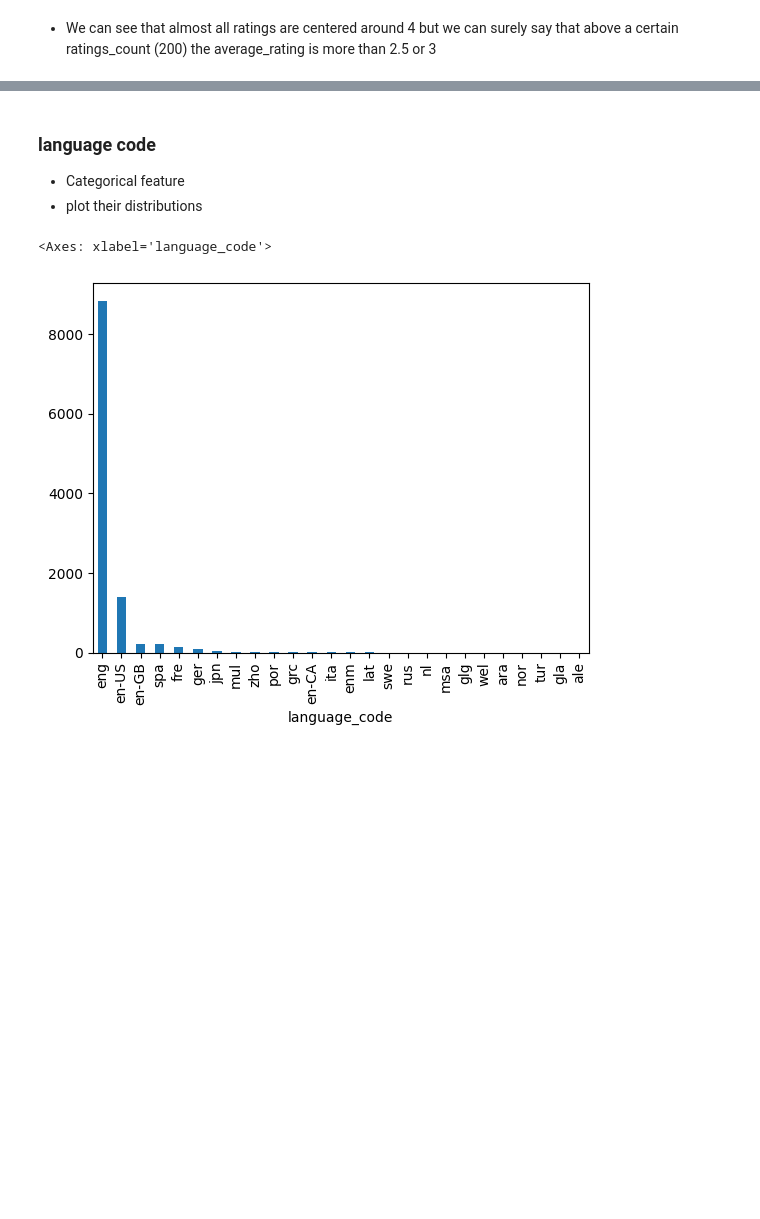
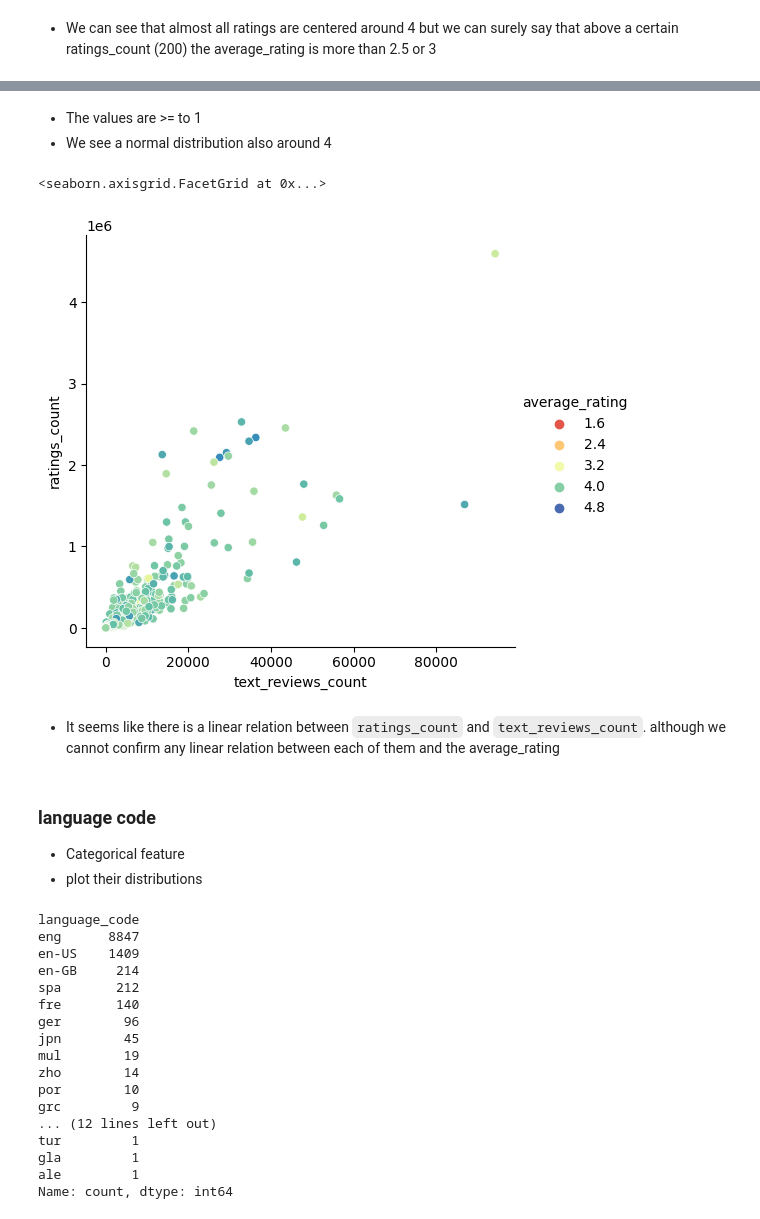
Before and after one commit to SouheilMaatoug/Goodreads-books-rating, a Jupyter notebook: notebooks/dataset-exploration.ipynb, the cells around one changed output, grey strips where cells are left out. Drawn from its saved outputs; the diff is of its cells as text; code cells hidden in the pictures; blank space fills up the shorter version.

Commit message:
complete data exploration

```diff
--- a/notebooks/dataset-exploration.ipynb
+++ b/notebooks/dataset-exploration.ipynb
@@ -612,9 +624,34 @@ books_df_sliced.plot.scatter(
+# %% [markdown]
+- The values are >= to 1
+- We see a normal distribution also around 4
+# %%
+sns.relplot(data=books_df, x="text_reviews_count", y="ratings_count", hue="average_rating", palette="Spectral")
+# %% [output]
+<seaborn.axisgrid.FacetGrid at 0x...>
+[figure, added]
+# %% [markdown]
+- It seems like there is a linear relation between `ratings_count` and `text_reviews_count`. although we cannot confirm any linear relation between each of them and the average_rating
 # %% [markdown]
 ### language code
 - Categorical feature
 - plot their distributions
 # %%
-books_df["language_code"].value_counts().plot.bar()
+books_df["language_code"].value_counts()
 # %% [output]
-<Axes: xlabel='language_code'>
+language_code
+eng      8847
+en-US    1409
+en-GB     214
+spa       212
+fre       140
+ger        96
+jpn        45
+mul        19
+zho        14
+por        10
+grc         9
+... (12 lines left out)
+tur         1
+gla         1
+ale         1
+Name: count, dtype: int64
-[figure, removed]
```
Also changed, not shown: parts of 31 cells of this notebook.
